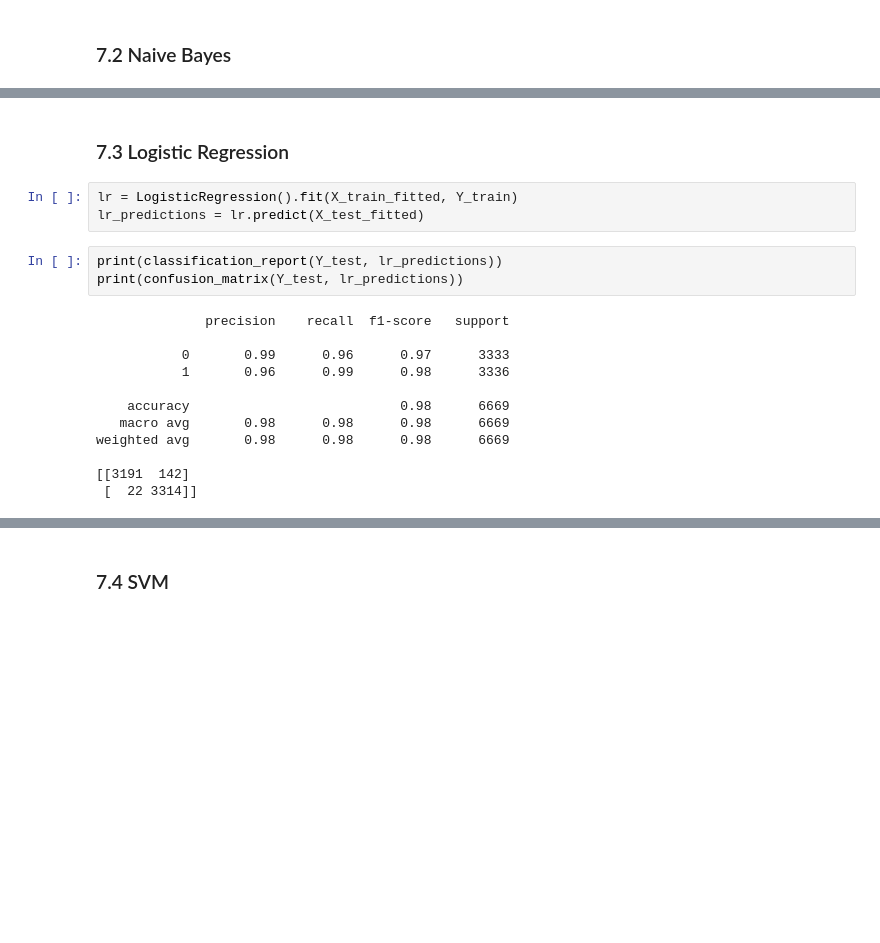
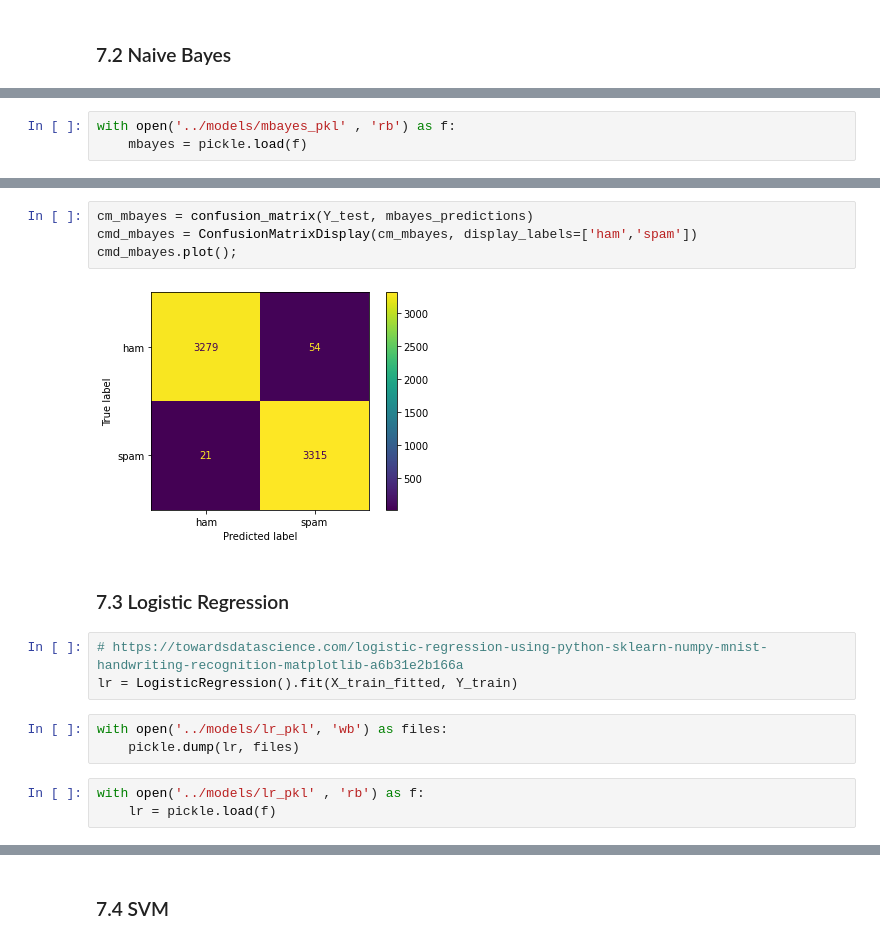
Before and after one commit to MikeZ77/email-spam-detection, a Jupyter notebook: src/enron_cleaning_preprocessing_modeling.ipynb, the cells around one changed output, grey strips where cells are left out. Drawn from its saved outputs; the diff is of its cells as text; blank space fills up the shorter version.

```diff
--- a/src/enron_cleaning_preprocessing_modeling.ipynb
+++ b/src/enron_cleaning_preprocessing_modeling.ipynb
@@ -526,0 +544,3 @@ weighted avg       0.99      0.99      0.99      6669
+# %%
+with open('../models/mbayes_pkl' , 'rb') as f:
+    mbayes = pickle.load(f)
@@ -527,20 +563,17 @@ weighted avg       0.99      0.99      0.99      6669
+# %%
+cm_mbayes = confusion_matrix(Y_test, mbayes_predictions)
+cmd_mbayes = ConfusionMatrixDisplay(cm_mbayes, display_labels=['ham','spam'])
+cmd_mbayes.plot();
+# %% [output]
+[figure, added]
 # %% [markdown]
 ### 7.3 Logistic Regression
-# %%
-lr = LogisticRegression().fit(X_train_fitted, Y_train)
-lr_predictions = lr.predict(X_test_fitted)
-# %%
-print(classification_report(Y_test, lr_predictions))
-print(confusion_matrix(Y_test, lr_predictions))
-# %% [output]
-              precision    recall  f1-score   support
-
-           0       0.99      0.96      0.97      3333
-           1       0.96      0.99      0.98      3336
-
-    accuracy                           0.98      6669
-   macro avg       0.98      0.98      0.98      6669
-weighted avg       0.98      0.98      0.98      6669
-
-[[3191  142]
- [  22 3314]]
+# %%
+# https://towardsdatascience.com/logistic-regression-using-python-sklearn-numpy-mnist-handwriting-recognition-matplotlib-a6b31e2b166a
+lr = LogisticRegression().fit(X_train_fitted, Y_train)
+# %%
+with open('../models/lr_pkl', 'wb') as files:
+    pickle.dump(lr, files)
+# %%
+with open('../models/lr_pkl' , 'rb') as f:
+    lr = pickle.load(f)
```
Also changed, not shown: parts of 31 cells of this notebook, 8 other files.
